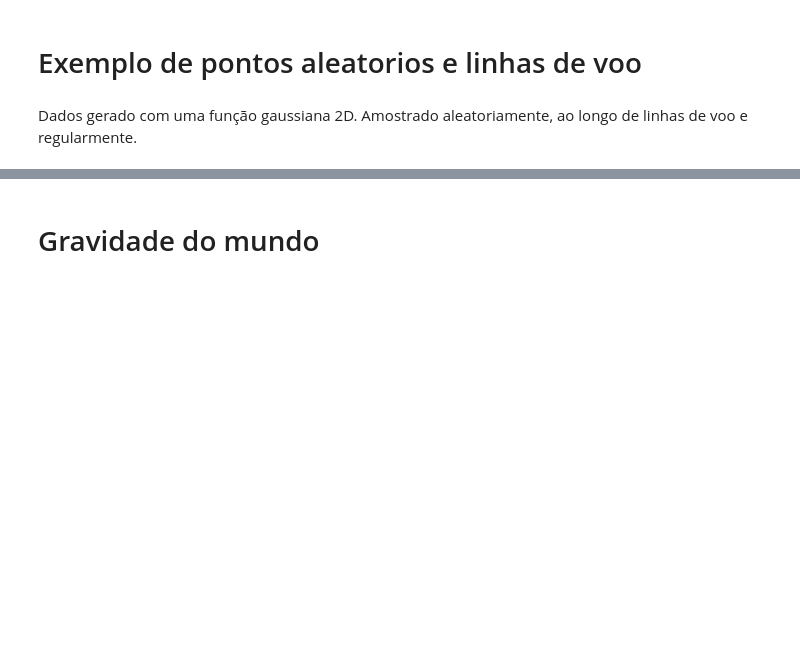
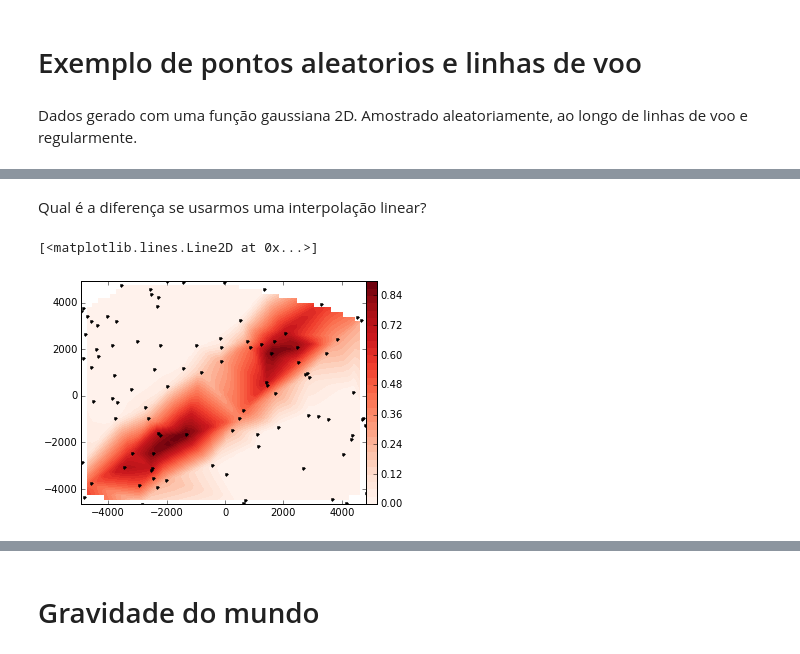
Before and after one commit to leouieda/geofisica1, a Jupyter notebook: notebooks/pratica1.ipynb, the cells around one changed output, grey strips where cells are left out. Saved outputs shown, nothing was run; the diff lists cells and outputs as text; code cells hidden in the pictures; blank space fills up the shorter version.

```diff
--- a/notebooks/pratica1.ipynb
+++ b/notebooks/pratica1.ipynb
@@ -43,0 +44,8 @@ array([ 0.  ,  0.04,  0.08,  0.12,  0.16,  0.2 ,  0.24,  0.28,  0.32,
+# %% [markdown]
+Qual é a diferença se usarmos uma interpolação linear?
+# %%
+aletatorio.interp((50, 50), algorithm='linear').contourf('dados', levels=30)
+aletatorio.points()
+# %% [output]
+[<matplotlib.lines.Line2D at 0x...>]
+[figure, added]
```
Also changed, not shown: parts of 24 cells of this notebook, 2 other files.
